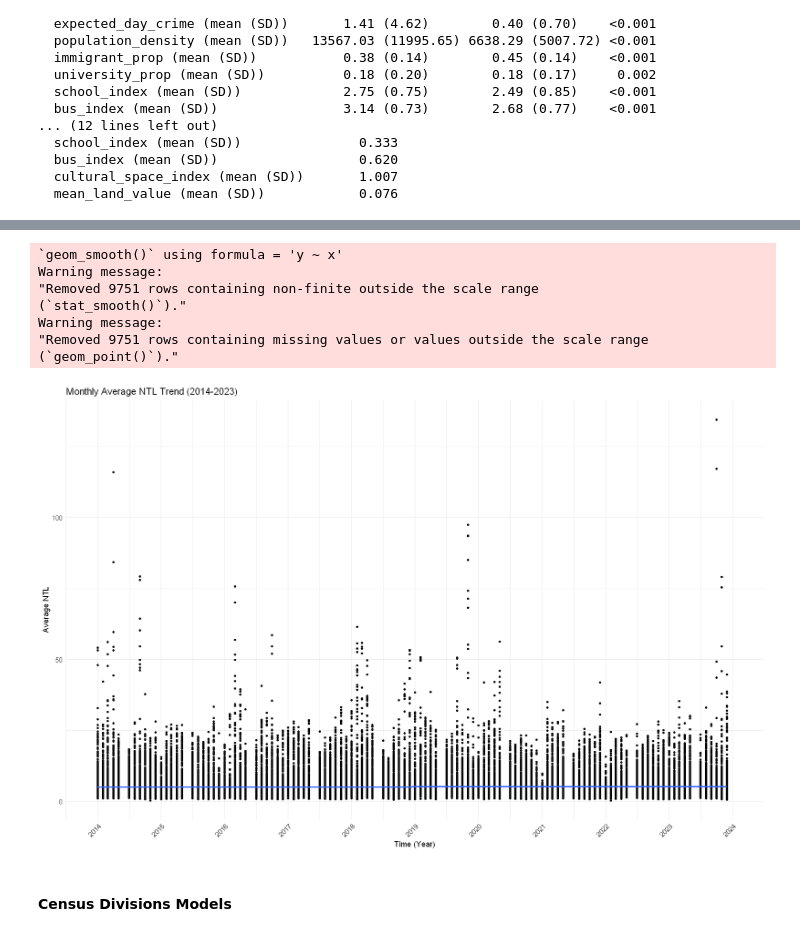
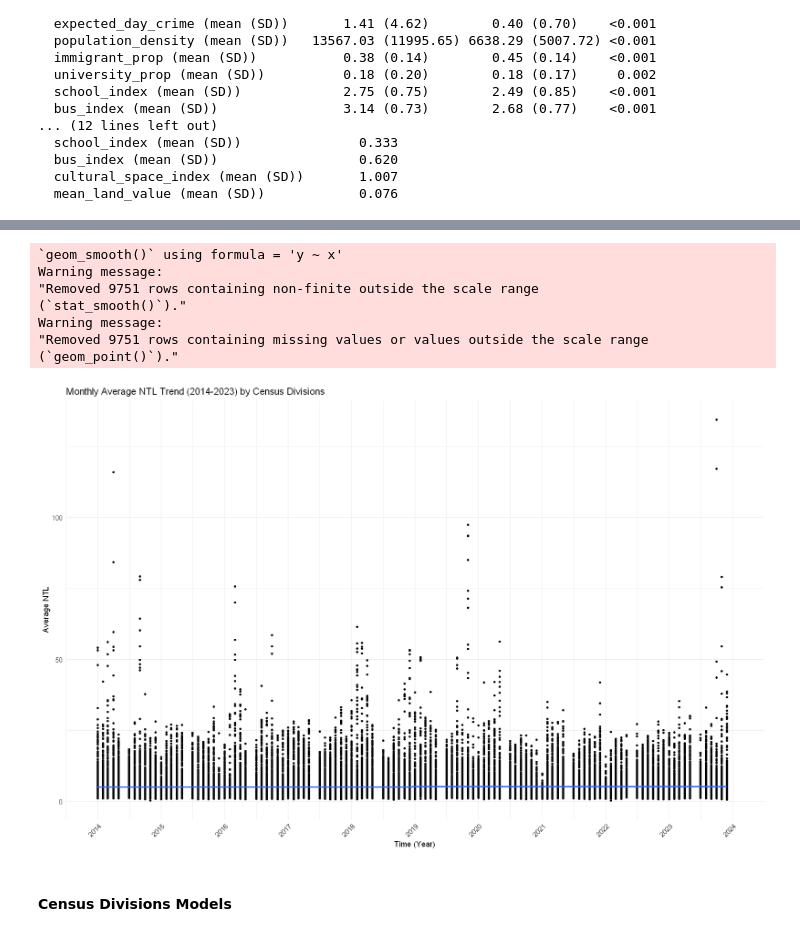
Before and after one commit to Irene-Berezin/econ_398_project, a Jupyter notebook: project_workbook.ipynb, the cells around one changed output, grey strips where cells are left out. Drawn from its saved outputs; the diff is of its cells as text; code cells hidden in the pictures.

```diff
--- a/project_workbook.ipynb
+++ b/project_workbook.ipynb
@@ -1166,21 +1166,21 @@ census_day_expected_dist + census_day_count_dist
 # %%
 ggplot(census2016_2021_panel_night, aes(x = date, y = ntl_mean)) +
   geom_point(size = 1) +
   scale_x_date(date_breaks = "1 year", date_labels = "%Y", limits = as.Date(c("2014-01-01", "2023-12-31"))) +
   geom_smooth(method = "lm") +
   labs(x = "Time (Year)", y = "Average NTL",
-       title = "Monthly Average NTL Trend (2014-2023)") +
+       title = "Monthly Average NTL Trend (2014-2023) by Census Divisions") +
   theme_minimal() +
   theme(axis.text.x = element_text(angle = 45, vjust = 1, hjust = 1))
 # %% [output]
 `geom_smooth()` using formula = 'y ~ x'
 Warning message:
 "Removed 9751 rows containing non-finite outside the scale range
 (`stat_smooth()`)."
 Warning message:
 "Removed 9751 rows containing missing values or values outside the scale range
 (`geom_point()`)."
-[figure, old version]
+[figure, new version]
 # %% [markdown]
 #### Census Divisions Models
 # %%
```
Also changed, not shown: parts of 19 cells of this notebook.
